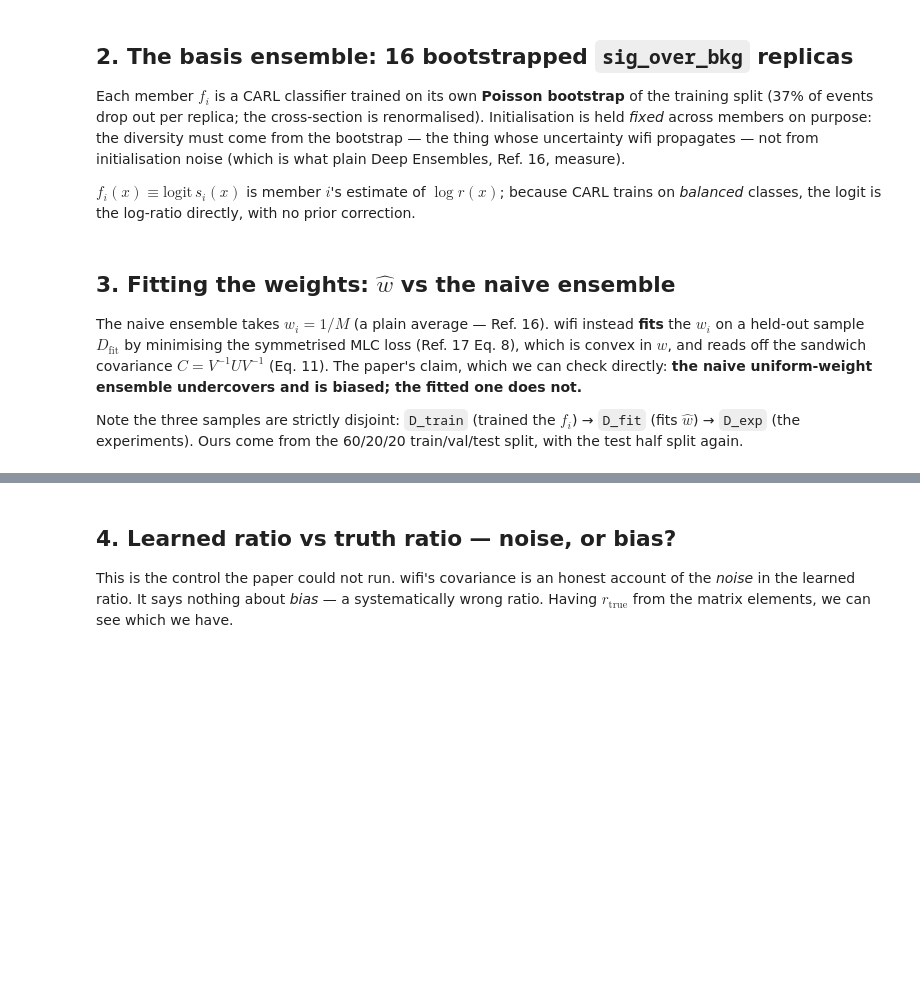
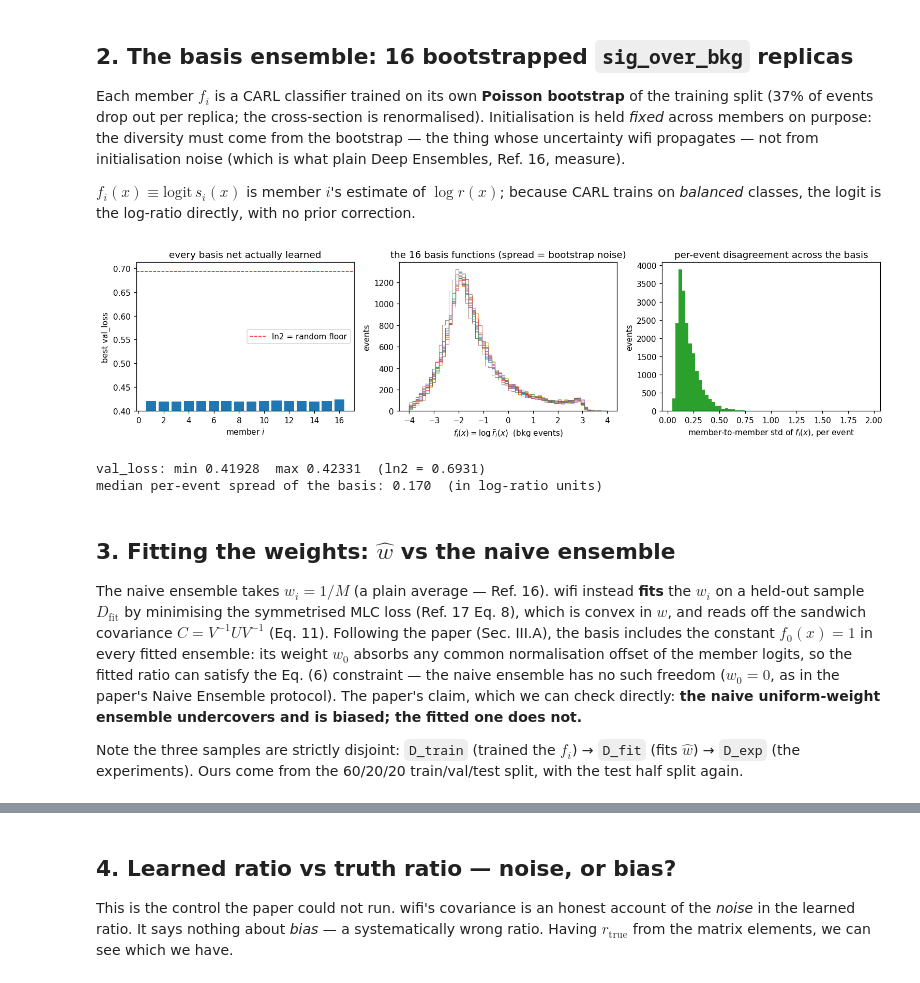
Before and after one commit to martafsilva31/SBI_shortcomings, a Jupyter notebook: notebooks/wifi_ensembles.ipynb, the cells around one changed output, grey strips where cells are left out. Saved outputs shown, nothing was run; the diff lists cells and outputs as text; code cells hidden in the pictures; blank space fills up the shorter version.

```diff
--- a/notebooks/wifi_ensembles.ipynb
+++ b/notebooks/wifi_ensembles.ipynb
@@ -100,36 +111,43 @@ wifi propagates — not from initialisation noise (which is what plain Deep Ense
 $f_i(x) \equiv \mathrm{logit}\,s_i(x)$ is member $i$'s estimate of $\log r(x)$; because CARL trains on
 *balanced* classes, the logit is the log-ratio directly, with no prior correction.
 # %%
-vl = [float(os.path.basename(c).split('val_loss=')[1].removesuffix('.ckpt')) for c in res['checkpoints']]
+vl = res['member_val_loss']   # true best val_loss per member (checkpoint FILENAMES are rounded to 2 dp)
 M_ref = int(dg['M_ref'])
 fn_d, fd_d = dg['f_pool_n'], dg['f_pool_d']   # basis logits on the experiment pool
 
 fig, ax = plt.subplots(1, 3, figsize=(14, 3.6))
 ax[0].bar(range(1, len(vl)+1), vl, color='C0')
 ax[0].axhline(np.log(2), color='r', ls='--', lw=1, label='ln2 = random floor')
 ax[0].set_xlabel('member $i$'); ax[0].set_ylabel('best val_loss'); ax[0].set_ylim(min(vl)-0.02, np.log(2)+0.02)
 ax[0].set_title('every basis net actually learned'); ax[0].legend()
 
 for i in range(M_ref):
     ax[1].hist(fd_d[:, i], bins=60, range=(-4, 4), histtype='step', lw=0.7, alpha=0.7)
 ax[1].set_xlabel(r'$f_i(x) = \log \tilde r_i(x)$  (bkg events)'); ax[1].set_ylabel('events')
 ax[1].set_title(f'the {M_ref} basis functions (spread = bootstrap noise)')
 
 spread = fd_d.std(axis=1)
 ax[2].hist(spread, bins=60, color='C2')
 ax[2].set_xlabel(r'member-to-member std of $f_i(x)$, per event'); ax[2].set_ylabel('events')
 ax[2].set_title('per-event disagreement across the basis')
 fig.tight_layout(); plt.show()
 
-print('val_loss: min %.4f  max %.4f  (ln2 = %.4f)' % (min(vl), max(vl), np.log(2)))
+print('val_loss: min %.5f  max %.5f  (ln2 = %.4f)' % (min(vl), max(vl), np.log(2)))
 print('median per-event spread of the basis: %.3f  (in log-ratio units)' % np.median(spread))
+# %% [output]
+[figure, added]
+val_loss: min 0.41928  max 0.42331  (ln2 = 0.6931)
+median per-event spread of the basis: 0.170  (in log-ratio units)
 # %% [markdown]
 ## 3. Fitting the weights: $\hat w$ vs the naive ensemble
 
 The naive ensemble takes $w_i = 1/M$ (a plain average — Ref. 16). wifi instead **fits** the $w_i$ on a held-out
 sample $D_\mathrm{fit}$ by minimising the symmetrised MLC loss (Ref. 17 Eq. 8), which is convex in $w$, and
-reads off the sandwich covariance $C = V^{-1}UV^{-1}$ (Eq. 11). The paper's claim, which we can check directly:
-**the naive uniform-weight ensemble undercovers and is biased; the fitted one does not.**
+reads off the sandwich covariance $C = V^{-1}UV^{-1}$ (Eq. 11). Following the paper (Sec. III.A), the basis
+includes the constant $f_0(x) = 1$ in every fitted ensemble: its weight $w_0$ absorbs any common normalisation
+offset of the member logits, so the fitted ratio can satisfy the Eq. (6) constraint — the naive ensemble has no
+such freedom ($w_0 = 0$, as in the paper's Naive Ensemble protocol). The paper's claim, which we can check
+directly: **the naive uniform-weight ensemble undercovers and is biased; the fitted one does not.**
 
 Note the three samples are strictly disjoint: `D_train` (trained the $f_i$) → `D_fit` (fits $\hat w$) →
 `D_exp` (the experiments). Ours come from the 60/20/20 train/val/test split, with the test half split again.
```
Also changed, not shown: parts of 10 cells of this notebook, 6 other files.
